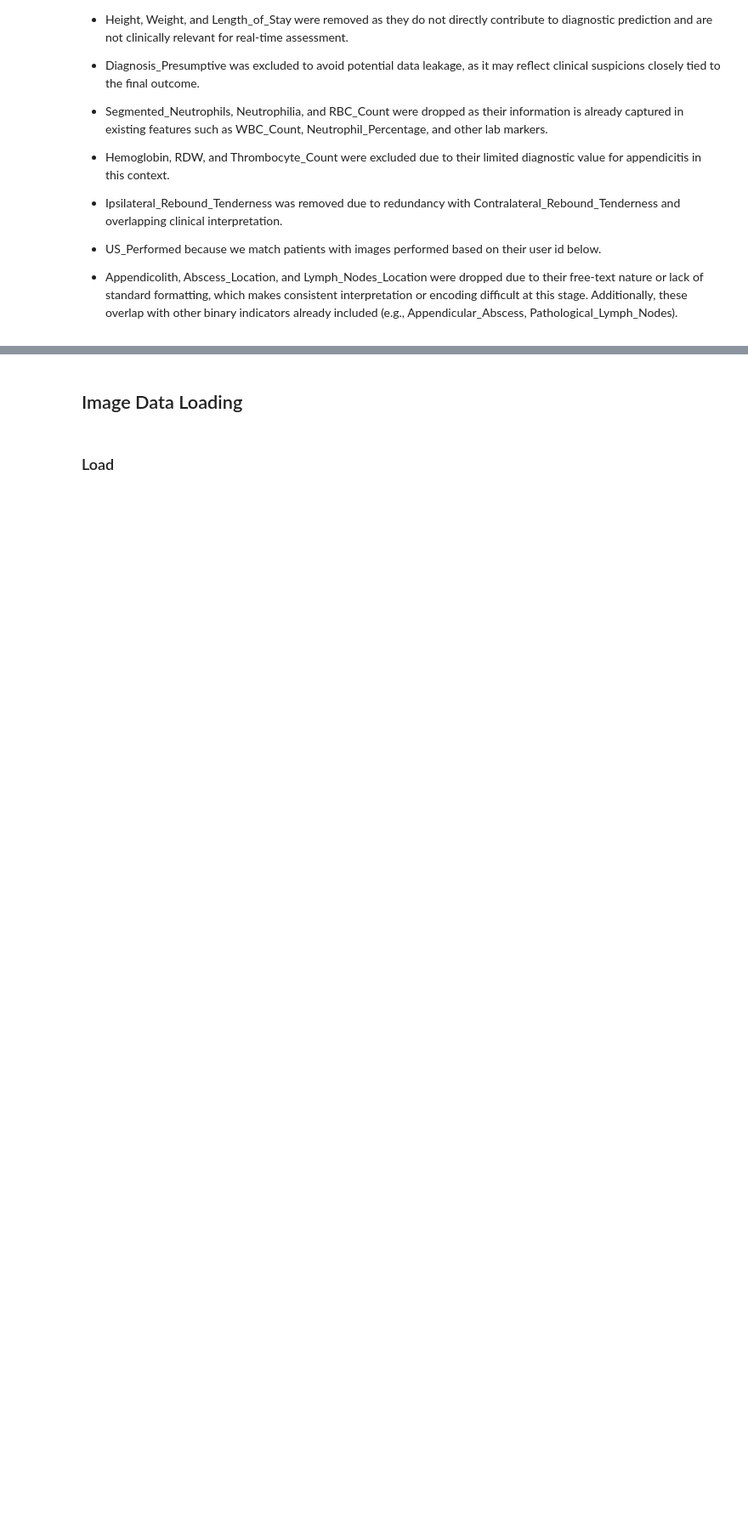
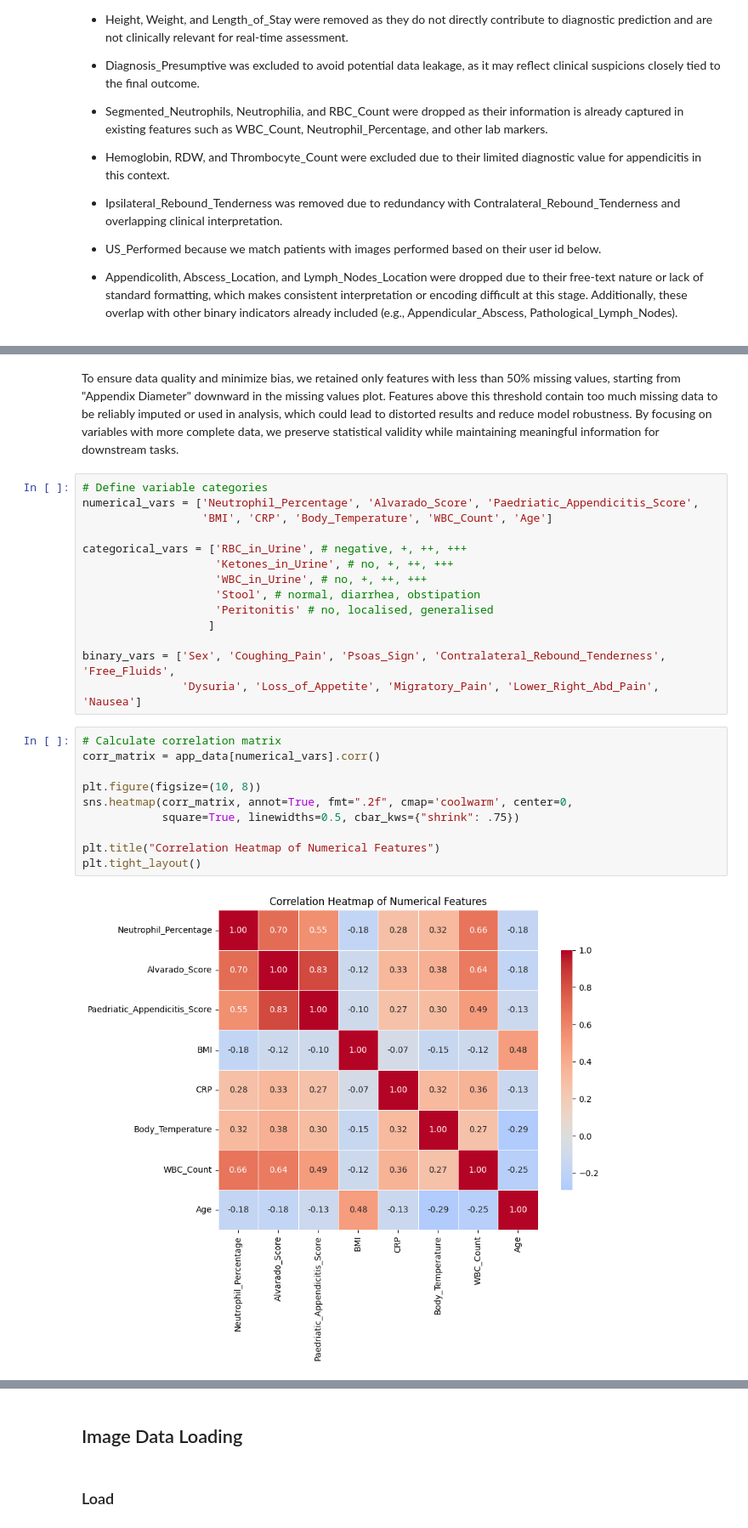
Before and after one commit to AlyssaMiaTaliotis/paediatric-apendicitis, a Jupyter notebook: notebooks/MS2.ipynb, the cells around one changed output, grey strips where cells are left out. Shown: that part at 85% size. Cells and saved outputs as stored; diff of their text form; blank space fills up the shorter version.

```diff
--- a/notebooks/MS2.ipynb
+++ b/notebooks/MS2.ipynb
@@ -118,0 +163,28 @@ In our preprocessing, we identified and dropped a number of variables from the o
+# %% [markdown]
+To ensure data quality and minimize bias, we retained only features with less than 50% missing values, starting from "Appendix Diameter" downward in the missing values plot. Features above this threshold contain too much missing data to be reliably imputed or used in analysis, which could lead to distorted results and reduce model robustness. By focusing on variables with more complete data, we preserve statistical validity while maintaining meaningful information for downstream tasks.
+# %%
+# Define variable categories
+numerical_vars = ['Neutrophil_Percentage', 'Alvarado_Score', 'Paedriatic_Appendicitis_Score',
+                  'BMI', 'CRP', 'Body_Temperature', 'WBC_Count', 'Age']
+
+categorical_vars = ['RBC_in_Urine', # negative, +, ++, +++
+                    'Ketones_in_Urine', # no, +, ++, +++
+                    'WBC_in_Urine', # no, +, ++, +++
+                    'Stool', # normal, diarrhea, obstipation
+                    'Peritonitis' # no, localised, generalised
+                   ]
+
+binary_vars = ['Sex', 'Coughing_Pain', 'Psoas_Sign', 'Contralateral_Rebound_Tenderness', 'Free_Fluids',
+               'Dysuria', 'Loss_of_Appetite', 'Migratory_Pain', 'Lower_Right_Abd_Pain', 'Nausea']
+# %%
+# Calculate correlation matrix
+corr_matrix = app_data[numerical_vars].corr()
+
+plt.figure(figsize=(10, 8))
+sns.heatmap(corr_matrix, annot=True, fmt=".2f", cmap='coolwarm', center=0,
+            square=True, linewidths=0.5, cbar_kws={"shrink": .75})
+
+plt.title("Correlation Heatmap of Numerical Features")
+plt.tight_layout()
+# %% [output]
+[figure, added]
```
Also changed, not shown: parts of 33 cells of this notebook, 4 other files.
